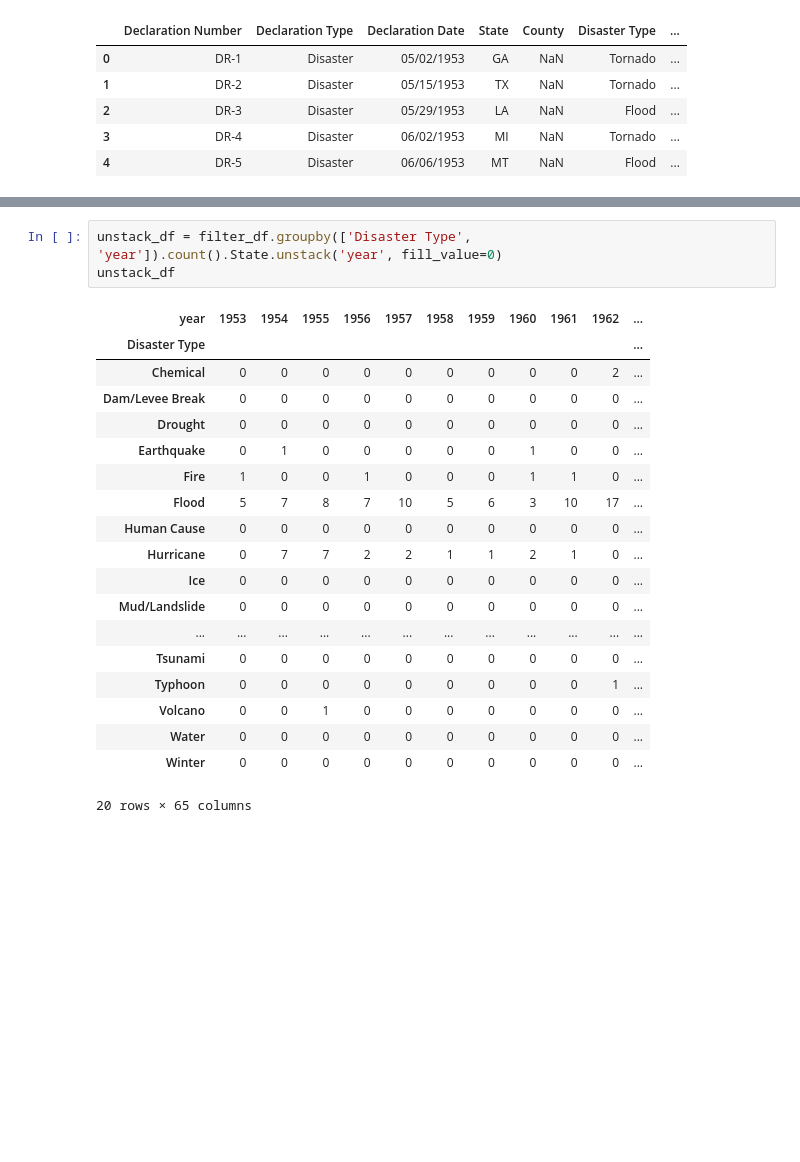
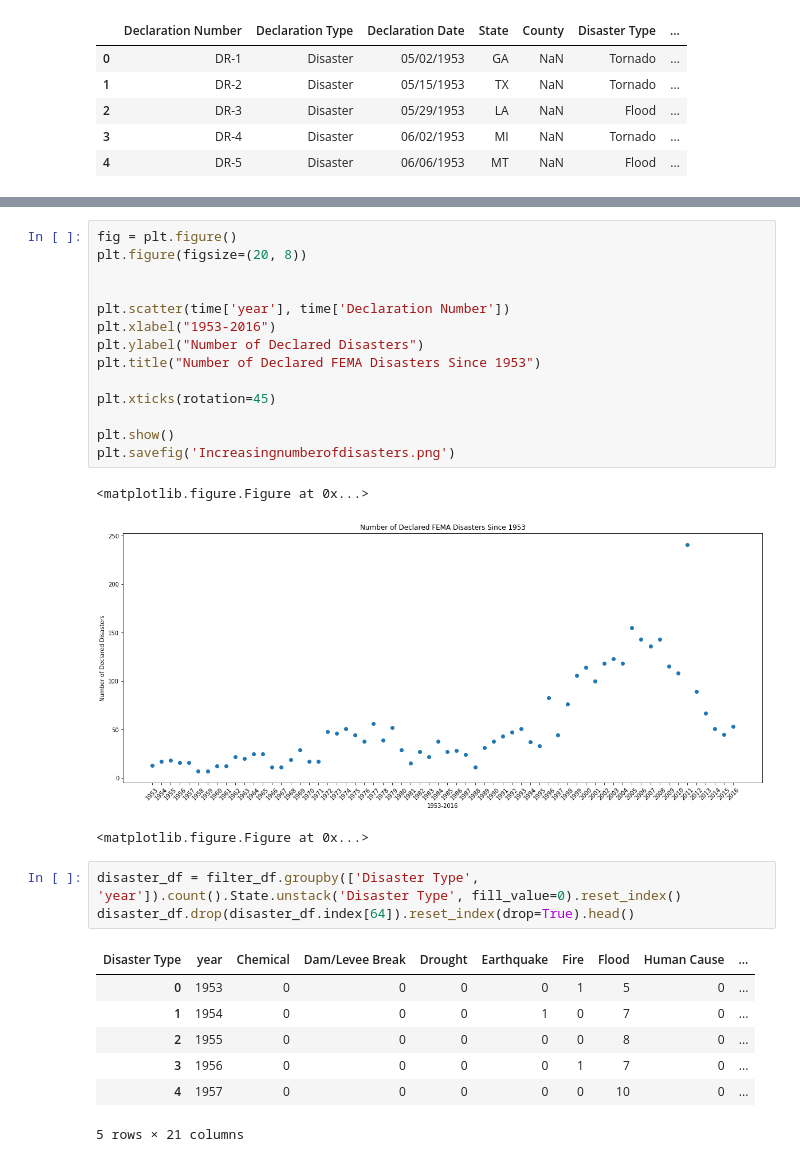
Before and after one commit to HannahSantana/SeaOtters, a Jupyter notebook: disaster_data.ipynb, the cells around one changed output, grey strips where cells are left out. Saved outputs shown, nothing was run; the diff lists cells and outputs as text; blank space fills up the shorter version.

Commit message:
Updated Disaster Dataset and PNG image with my graphs

```diff
--- a/disaster_data.ipynb
+++ b/disaster_data.ipynb
@@ -50,23 +98,29 @@ filter_df.groupby('Declaration Number').count()
+# %%
+fig = plt.figure()
+plt.figure(figsize=(20, 8))
+
+
+plt.scatter(time['year'], time['Declaration Number'])
+plt.xlabel("1953-2016")
+plt.ylabel("Number of Declared Disasters")
+plt.title("Number of Declared FEMA Disasters Since 1953")
+
+plt.xticks(rotation=45)
+
+plt.show()
+plt.savefig('Increasingnumberofdisasters.png')
+# %% [output]
+<matplotlib.figure.Figure at 0x...>
+[figure, added]
+<matplotlib.figure.Figure at 0x...>
 # %%
-unstack_df = filter_df.groupby(['Disaster Type', 'year']).count().State.unstack('year', fill_value=0)
-unstack_df
+disaster_df = filter_df.groupby(['Disaster Type', 'year']).count().State.unstack('Disaster Type', fill_value=0).reset_index()
+disaster_df.drop(disaster_df.index[64]).reset_index(drop=True).head()
 # %% [output]
-| year | 1953 | 1954 | 1955 | 1956 | 1957 | 1958 | 1959 | 1960 | 1961 | 1962 | ... |
-| Disaster Type |  |  |  |  |  |  |  |  |  |  | ... |
-| Chemical | 0 | 0 | 0 | 0 | 0 | 0 | 0 | 0 | 0 | 2 | ... |
-| Dam/Levee Break | 0 | 0 | 0 | 0 | 0 | 0 | 0 | 0 | 0 | 0 | ... |
-| Drought | 0 | 0 | 0 | 0 | 0 | 0 | 0 | 0 | 0 | 0 | ... |
-| Earthquake | 0 | 1 | 0 | 0 | 0 | 0 | 0 | 1 | 0 | 0 | ... |
-| Fire | 1 | 0 | 0 | 1 | 0 | 0 | 0 | 1 | 1 | 0 | ... |
-| Flood | 5 | 7 | 8 | 7 | 10 | 5 | 6 | 3 | 10 | 17 | ... |
-| Human Cause | 0 | 0 | 0 | 0 | 0 | 0 | 0 | 0 | 0 | 0 | ... |
-| Hurricane | 0 | 7 | 7 | 2 | 2 | 1 | 1 | 2 | 1 | 0 | ... |
-| Ice | 0 | 0 | 0 | 0 | 0 | 0 | 0 | 0 | 0 | 0 | ... |
-| Mud/Landslide | 0 | 0 | 0 | 0 | 0 | 0 | 0 | 0 | 0 | 0 | ... |
-| ... | ... | ... | ... | ... | ... | ... | ... | ... | ... | ... | ... |
-| Tsunami | 0 | 0 | 0 | 0 | 0 | 0 | 0 | 0 | 0 | 0 | ... |
-| Typhoon | 0 | 0 | 0 | 0 | 0 | 0 | 0 | 0 | 0 | 1 | ... |
-| Volcano | 0 | 0 | 1 | 0 | 0 | 0 | 0 | 0 | 0 | 0 | ... |
-| Water | 0 | 0 | 0 | 0 | 0 | 0 | 0 | 0 | 0 | 0 | ... |
-| Winter | 0 | 0 | 0 | 0 | 0 | 0 | 0 | 0 | 0 | 0 | ... |
+| Disaster Type | year | Chemical | Dam/Levee Break | Drought | Earthquake | Fire | Flood | Human Cause | ... |
+| 0 | 1953 | 0 | 0 | 0 | 0 | 1 | 5 | 0 | ... |
+| 1 | 1954 | 0 | 0 | 0 | 1 | 0 | 7 | 0 | ... |
+| 2 | 1955 | 0 | 0 | 0 | 0 | 0 | 8 | 0 | ... |
+| 3 | 1956 | 0 | 0 | 0 | 0 | 1 | 7 | 0 | ... |
+| 4 | 1957 | 0 | 0 | 0 | 0 | 0 | 10 | 0 | ... |
-20 rows × 65 columns
+5 rows × 21 columns
```
Also changed, not shown: parts of 12 cells of this notebook, 1 other file.
